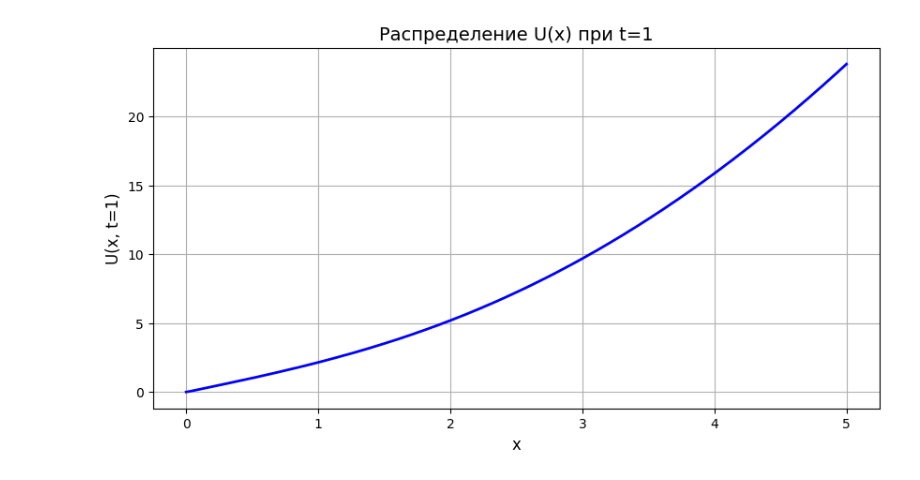
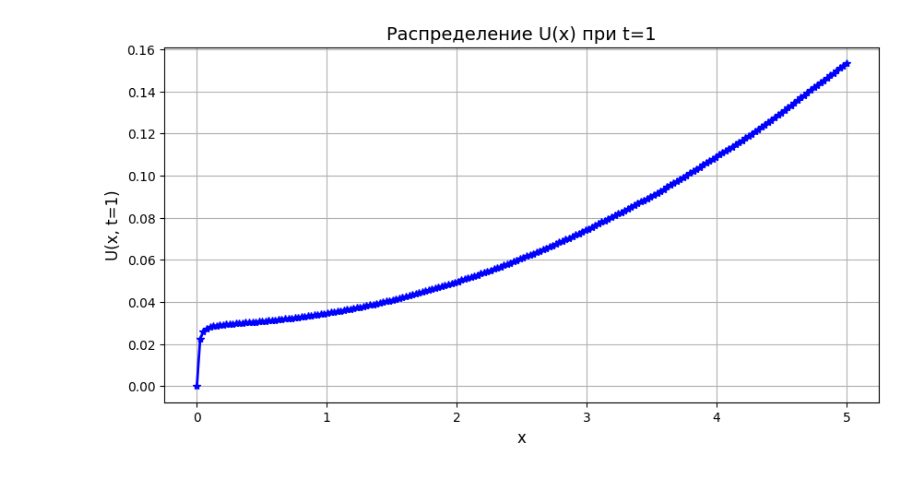
Before and after one commit to madofficer/algorithms, a Jupyter notebook: DifferentialEquations/sem3/lap_.ipynb, the cells around one changed output. Drawn from its saved outputs; the diff is of its cells as text; code cells hidden in the pictures.

```diff
--- a/DifferentialEquations/sem3/lap_.ipynb
+++ b/DifferentialEquations/sem3/lap_.ipynb
@@ -17,40 +25,38 @@ from scipy.integrate import solve_ivp
 import matplotlib.pyplot as plt
 from scipy.interpolate import interp1d
 
 a = 1.0
 B = 1.0
 
+
 # Решение ОДУ
 def ode_system(z, y):
     f, fp = y
     df_dz = fp
-    dfp_dz = -fp * (4/z + 0.5*z) - (2/(z**2)) * f
+
+    dfp_dz = -fp * (6 / z + 0.5 * z) - (6 / (z ** 2)) * f
     return [df_dz, dfp_dz]
+
 
 z_max, z_min = 0.01, 10
 z_eval = np.linspace(z_max, z_min, 1000)
 sol = solve_ivp(ode_system, [z_max, z_min], [1.0, 0.0], t_eval=z_eval)
 
-# [1.0, 0.0] - нач условия
+# [1.0, 0.0]
 f_interp = interp1d(sol.t[::-1], sol.y[0][::-1], kind='cubic', fill_value="extrapolate")
-
-# kind='cubic' —  кубическая интерполяция
-
-# fill_value="extrapolate" — разрешаешь экстраполяцию
-# если z выйдет за границы решённого интервала, то интерполяция всё равно даст значение)
 
 # Фиксируем время t и строим U(x)
 t_fixed = 1
 x_vals = np.linspace(0, 5, 200)
 z_vals = x_vals / (a * np.sqrt(t_fixed))
-U_vals = B * x_vals**2 * f_interp(z_vals)
+U_vals = B * x_vals ** 2 * f_interp(z_vals)
 
 plt.figure(figsize=(10, 5))
-plt.plot(x_vals, U_vals*100, 'b-', linewidth=2)
+plt.plot(x_vals, U_vals * 100, 'b-*', linewidth=2)
 plt.xlabel('x', fontsize=12)
 plt.ylabel(f'U(x, t={t_fixed})', fontsize=12)
 plt.title(f'Распределение U(x) при t={t_fixed}', fontsize=14)
 plt.grid(True)
 plt.show()
 # %% [output]
-[figure, old version]
+[figure, new version]
```
Also changed, not shown: parts of 6 cells of this notebook, 46 other files.
